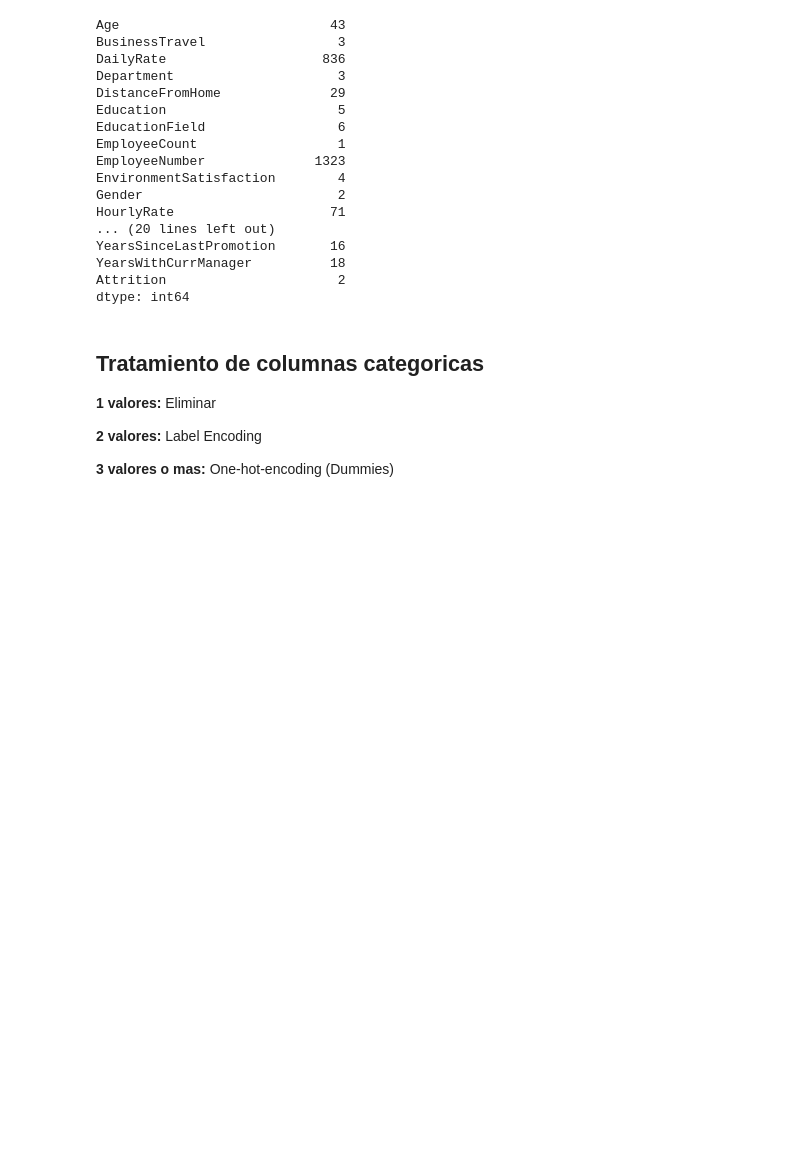
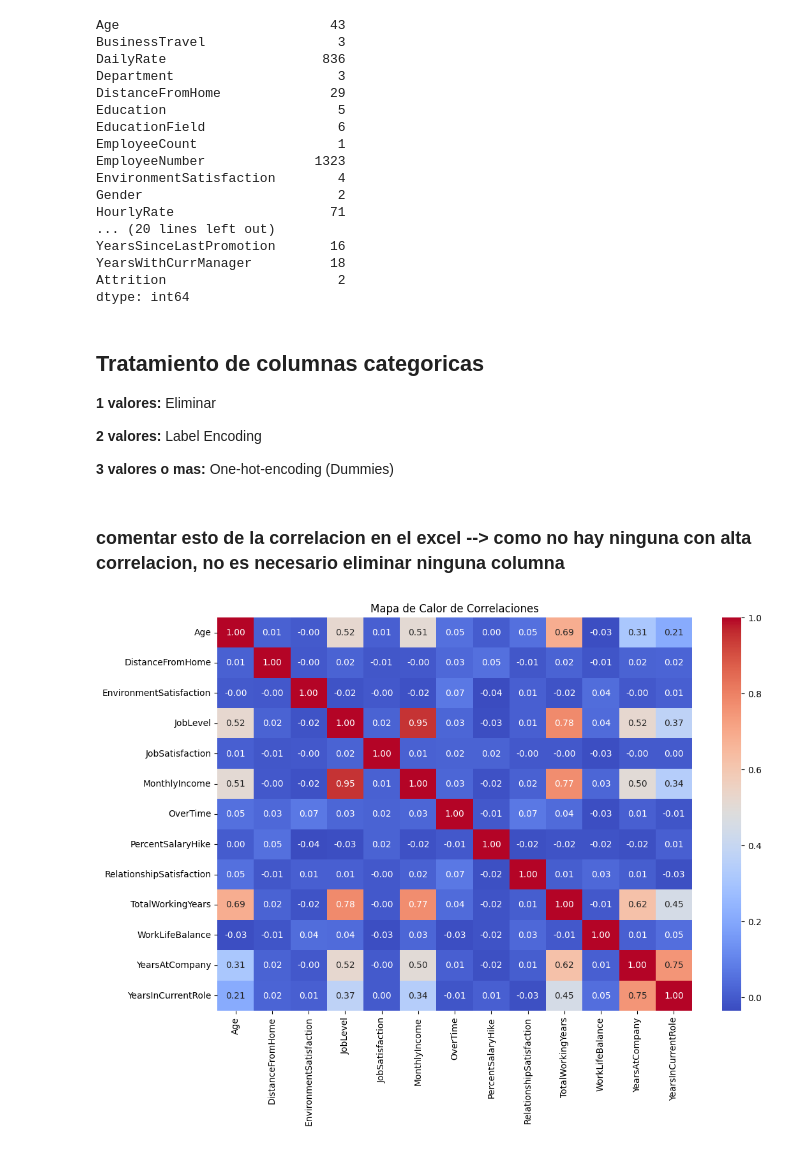
Before and after one commit to estebanSem/proyecto-IBMAttrition, a Jupyter notebook: eda.ipynb, the cells around one changed output. Drawn from its saved outputs; the diff is of its cells as text; code cells hidden in the pictures; blank space fills up the shorter version.

```diff
--- a/eda.ipynb
+++ b/eda.ipynb
@@ -151,19 +165,19 @@ more_two_values_col = [col for col in df_raw.columns if df_raw[col].dtype == 'ob
 # %%
 #label encoding
 map_gender = {'Male':0,'Female':1}
-map_yn = {'Yes':0,'No':1}
+map_yn = {'No':0,'Yes':1}
 
 for col in two_values_col:
 
-	values = set(df_clean[col].unique())
+		values = set(df_clean[col].unique())
 
-	if values == {'Yes','No'}:
+		if values == {'Yes','No'}:
 
-		df_clean[col] = df_clean[col].replace(map_yn)
+			df_clean[col] = df_clean[col].replace(map_yn)
 
-	if values =={'Male','Female'}:
+		if values =={'Male','Female'}:
 
-		df_clean[col] = df_clean[col].replace(map_gender)
+			df_clean[col] = df_clean[col].replace(map_gender)
 
 
 #dummies
@@ -175,3 +189,25 @@ df_clean[bool_cols] = df_clean[bool_cols].astype(int)
 
 #elimino las columnas de 1 valor
 df_clean = df_clean.drop(columns=one_value_col)
+
+#elimino columnas sin valor predictivo
+df_clean = df_clean.drop(columns=['DailyRate','MonthlyRate','HourlyRate','EmployeeNumber'])
+# %% [markdown]
+### comentar esto de la correlacion en el excel --> como no hay ninguna con alta correlacion, no es necesario eliminar ninguna columna
+# %%
+import seaborn as sns
+import matplotlib.pyplot as plt
+
+# Calcula la matriz
+variables_corr = ['Age','DistanceFromHome','EnvironmentSatisfaction','JobLevel','JobSatisfaction','MonthlyIncome','OverTime','PercentSalaryHike','RelationshipSatisfaction','TotalWorkingYears','WorkLifeBalance','YearsAtCompany','YearsInCurrentRole']
+
+# Matriz completa de correlación
+corr_matrix = df_clean[variables_corr].corr(method='pearson')
+
+# Dibuja el mapa de calor
+plt.figure(figsize=(12, 8))
+sns.heatmap(corr_matrix, annot=True, cmap='coolwarm', fmt=".2f")
+plt.title("Mapa de Calor de Correlaciones")
+plt.show()
+# %% [output]
+[figure, added]
```
Also changed, not shown: parts of 5 cells of this notebook, 11 other files.
